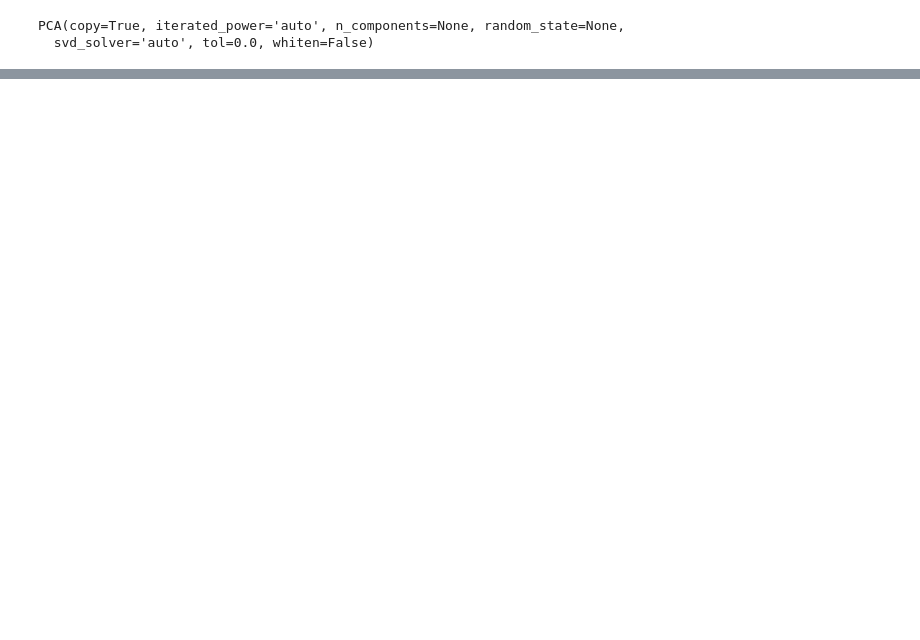
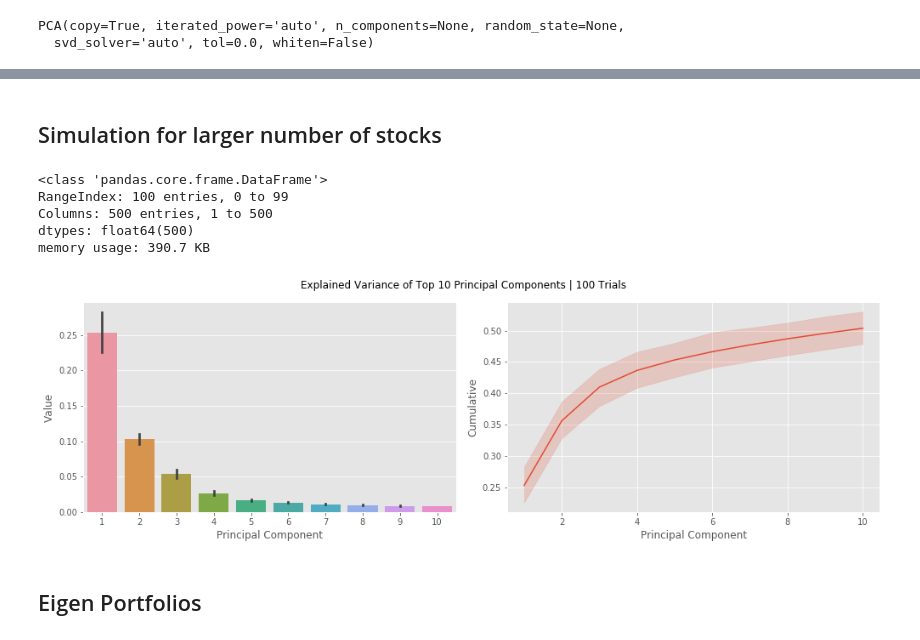
Before and after one commit to PaulClas/machine-learning-for-trading, a Jupyter notebook: 12_unsupervised_learning/01_dimensionality_reduction/03_pca_and_risk_factor_models.ipynb, the cells around one changed output, grey strips where cells are left out. Drawn from its saved outputs; the diff is of its cells as text; code cells hidden in the pictures; blank space fills up the shorter version.

```diff
--- a/12_unsupervised_learning/01_dimensionality_reduction/03_pca_and_risk_factor_models.ipynb
+++ b/12_unsupervised_learning/01_dimensionality_reduction/03_pca_and_risk_factor_models.ipynb
@@ -63,0 +93,45 @@ pd.Series(pca.explained_variance_ratio_).cumsum().plot(ylim=(0,1),ax=axes[1], ti
+# %% [markdown]
+## Simulation for larger number of stocks
+# %%
+idx = pd.IndexSlice
+with pd.HDFStore('../../data/assets.h5') as store:
+    returns = (store['quandl/wiki/prices']
+              .loc[idx['2000': '2018', :], 'adj_close']
+              .unstack('ticker')
+              .pct_change())
+# %%
+pca = PCA()
+n_trials, n_samples = 100, 500
+explained = np.empty(shape=(n_trials, n_samples))
+for trial in range(n_trials):
+    returns_sample = returns.sample(n=n_samples)
+    returns_sample = returns_sample.dropna(thresh=int(returns_sample.shape[0] * .95), axis=1)
+    returns_sample = returns_sample.dropna(thresh=int(returns_sample.shape[1] * .95))
+    daily_avg = returns_sample.mean(1)
+    returns_sample = returns_sample.apply(lambda x: x.fillna(daily_avg))
+    pca.fit(returns_sample)
+    explained[trial, :len(pca.components_)] = pca.explained_variance_ratio_
+# %%
+explained = pd.DataFrame(explained, columns=list(range(1, explained.shape[1] + 1)))
+explained.info()
+# %% [output]
+<class 'pandas.core.frame.DataFrame'>
+RangeIndex: 100 entries, 0 to 99
+Columns: 500 entries, 1 to 500
+dtypes: float64(500)
+memory usage: 390.7 KB
+# %%
+fig, axes =plt.subplots(ncols=2, figsize=(14, 4.5))
+pc10 = explained.iloc[:, :10].stack().reset_index()
+pc10.columns = ['Trial','Principal Component', 'Value']
+
+pc10['Cumulative'] = pc10.groupby('Trial').Value.transform(np.cumsum)
+sns.barplot(x='Principal Component', y='Value', data=pc10, ax=axes[0])
+sns.lineplot(x='Principal Component', y='Cumulative', data=pc10, ax=axes[1])
+fig.suptitle('Explained Variance of Top 10 Principal Components | 100 Trials')
+fig.tight_layout()
+fig.subplots_adjust(top=.90);
+# %% [output]
+[figure, added]
+# %% [markdown]
+## Eigen Portfolios
```
Also changed, not shown: parts of 27 cells of this notebook, 10 other files.
